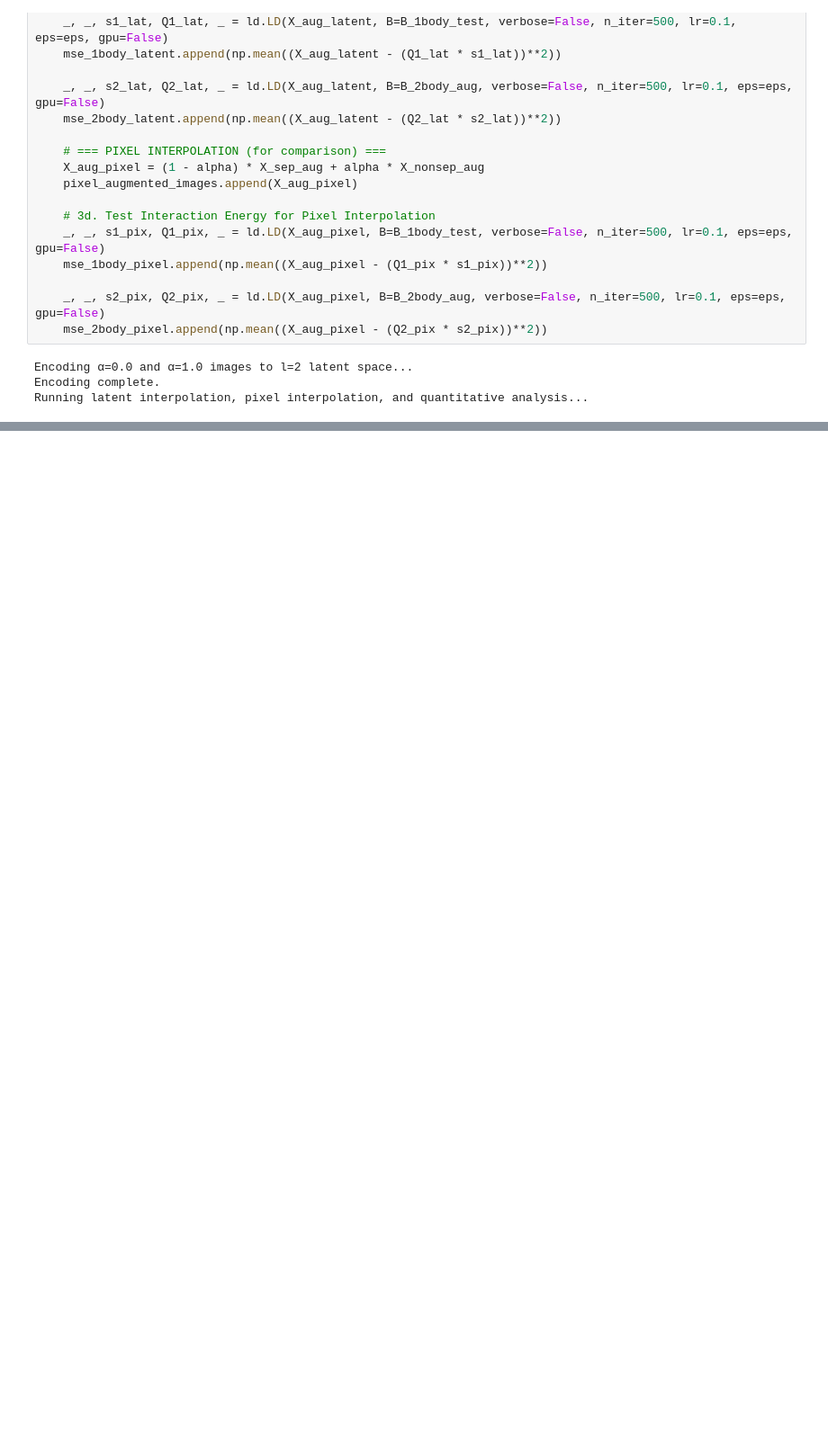
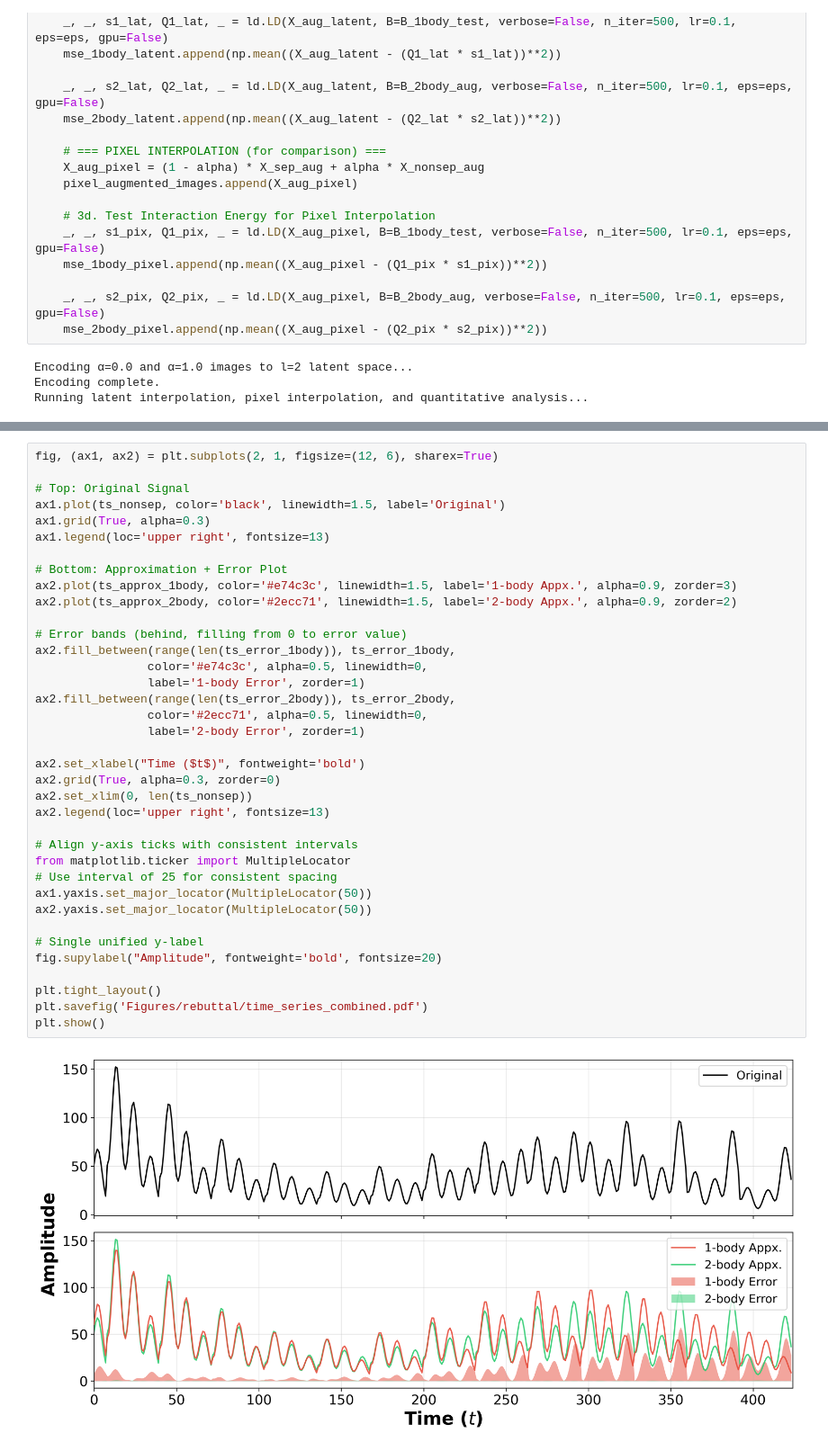
Before and after one commit to sleepymalc/Pseudo-Non-Linear, a Jupyter notebook: rebuttal.ipynb, the cells around one changed output, grey strips where cells are left out. Shown at 90% size. Drawn from its saved outputs; the diff is of its cells as text; blank space fills up the shorter version.

```diff
--- a/rebuttal.ipynb
+++ b/rebuttal.ipynb
@@ -196 +392,40 @@ plt.show()
+# %%
+fig, (ax1, ax2) = plt.subplots(2, 1, figsize=(12, 6), sharex=True)
+
+# Top: Original Signal
+ax1.plot(ts_nonsep, color='black', linewidth=1.5, label='Original')
+ax1.grid(True, alpha=0.3)
+ax1.legend(loc='upper right', fontsize=13)
+
+# Bottom: Approximation + Error Plot
+ax2.plot(ts_approx_1body, color='#e74c3c', linewidth=1.5, label='1-body Appx.', alpha=0.9, zorder=3)
+ax2.plot(ts_approx_2body, color='#2ecc71', linewidth=1.5, label='2-body Appx.', alpha=0.9, zorder=2)
+
+# Error bands (behind, filling from 0 to error value)
+ax2.fill_between(range(len(ts_error_1body)), ts_error_1body,
+                color='#e74c3c', alpha=0.5, linewidth=0,
+                label='1-body Error', zorder=1)
+ax2.fill_between(range(len(ts_error_2body)), ts_error_2body,
+                color='#2ecc71', alpha=0.5, linewidth=0,
+                label='2-body Error', zorder=1)
+
+ax2.set_xlabel("Time ($t$)", fontweight='bold')
+ax2.grid(True, alpha=0.3, zorder=0)
+ax2.set_xlim(0, len(ts_nonsep))
+ax2.legend(loc='upper right', fontsize=13)
+
+# Align y-axis ticks with consistent intervals
+from matplotlib.ticker import MultipleLocator
+# Use interval of 25 for consistent spacing
+ax1.yaxis.set_major_locator(MultipleLocator(50))
+ax2.yaxis.set_major_locator(MultipleLocator(50))
+
+# Single unified y-label
+fig.supylabel("Amplitude", fontweight='bold', fontsize=20)
+
+plt.tight_layout()
+plt.savefig('Figures/rebuttal/time_series_combined.pdf')
+plt.show()
+# %% [output]
+[figure, added]
 # %% [markdown]
```
Also changed, not shown: parts of 17 cells of this notebook, 15 other files.
